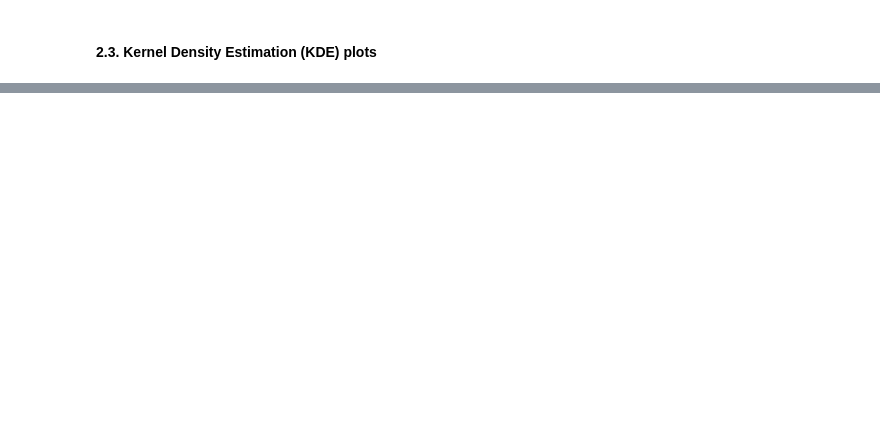
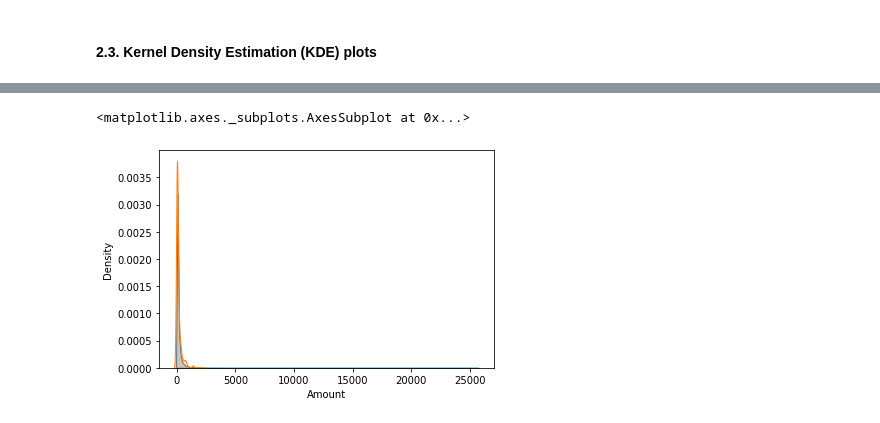
Before and after one commit to jiin-son/credit_card_fraud_detection, a Jupyter notebook: Explanatory_Data_Analysis.ipynb, the cells around one changed output, grey strips where cells are left out. Drawn from its saved outputs; the diff is of its cells as text; code cells hidden in the pictures; blank space fills up the shorter version.

```diff
--- a/Explanatory_Data_Analysis.ipynb
+++ b/Explanatory_Data_Analysis.ipynb
@@ -43,0 +88,9 @@ df.head()
+# %%
+# Amount is not a correlated value and here is the demonstration of how KDE will look like for uncorrelated variable
+# Plot KDE for Amount values that belong to Class 0 (Non Fraud)
+sns.kdeplot(data=df[df['Class'] == 0]['Amount'], label="Class 0", shade=True)
+# Plot KDE for Amount values that belong to Class 1 (Fraud)
+sns.kdeplot(data=df[df['Class'] == 1]['Amount'], label="Class 1", shade=True)
+# %% [output]
+<matplotlib.axes._subplots.AxesSubplot at 0x...>
+[figure, added]
```
Also changed, not shown: parts of 6 cells of this notebook.
